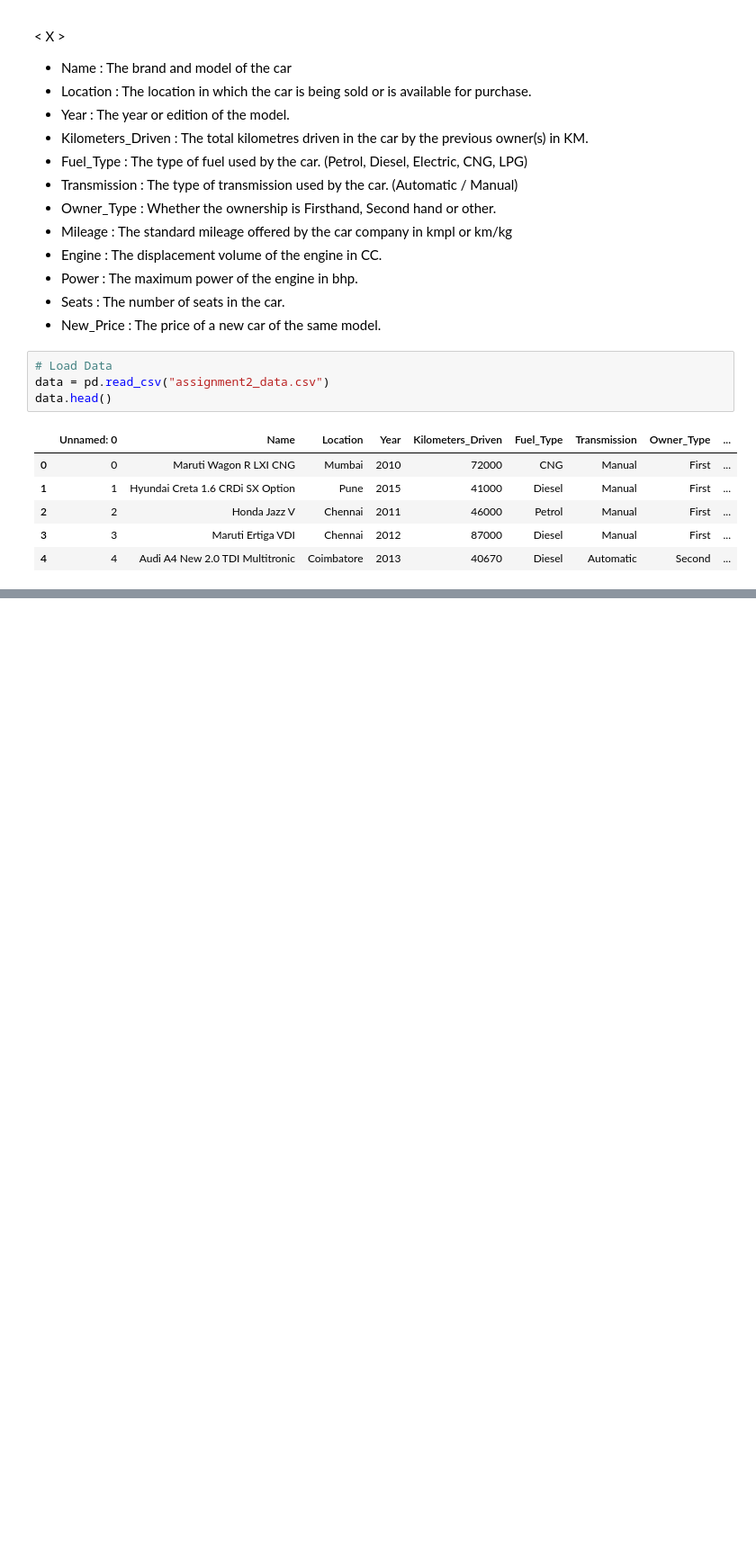
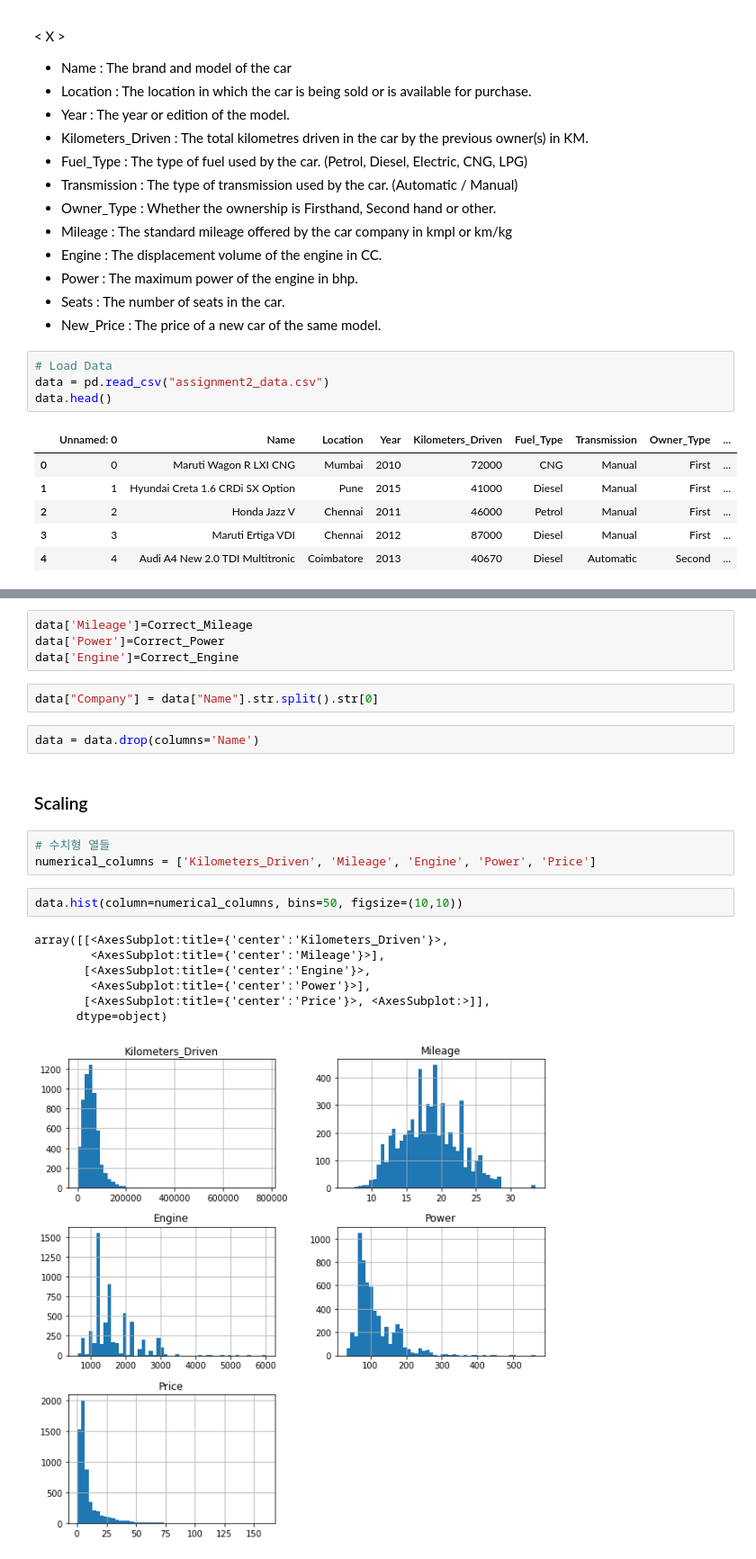
Before and after one commit to kkIIun/Tobigs18_-assignment, a Jupyter notebook: week2/Regression/[투빅스 18기 정규세션] 2주차 Regression_과제 2.ipynb, the cells around one changed output, grey strips where cells are left out. Shown at 90% size. Cells and saved outputs as stored; diff of their text form; blank space fills up the shorter version.

```diff
--- a/week2/Regression/[투빅스 18기 정규세션] 2주차 Regression_과제 2.ipynb
+++ b/week2/Regression/[투빅스 18기 정규세션] 2주차 Regression_과제 2.ipynb
@@ -58,0 +226,23 @@ data.head()
+# %%
+data['Mileage']=Correct_Mileage
+data['Power']=Correct_Power
+data['Engine']=Correct_Engine
+# %%
+data["Company"] = data["Name"].str.split().str[0]
+# %%
+data = data.drop(columns='Name')
+# %% [markdown]
+### Scaling
+# %%
+# 수치형 열들
+numerical_columns = ['Kilometers_Driven', 'Mileage', 'Engine', 'Power', 'Price']
+# %%
+data.hist(column=numerical_columns, bins=50, figsize=(10,10))
+# %% [output]
+array([[<AxesSubplot:title={'center':'Kilometers_Driven'}>,
+        <AxesSubplot:title={'center':'Mileage'}>],
+       [<AxesSubplot:title={'center':'Engine'}>,
+        <AxesSubplot:title={'center':'Power'}>],
+       [<AxesSubplot:title={'center':'Price'}>, <AxesSubplot:>]],
+      dtype=object)
+[figure, added]
```
Also changed, not shown: parts of 49 cells of this notebook.
